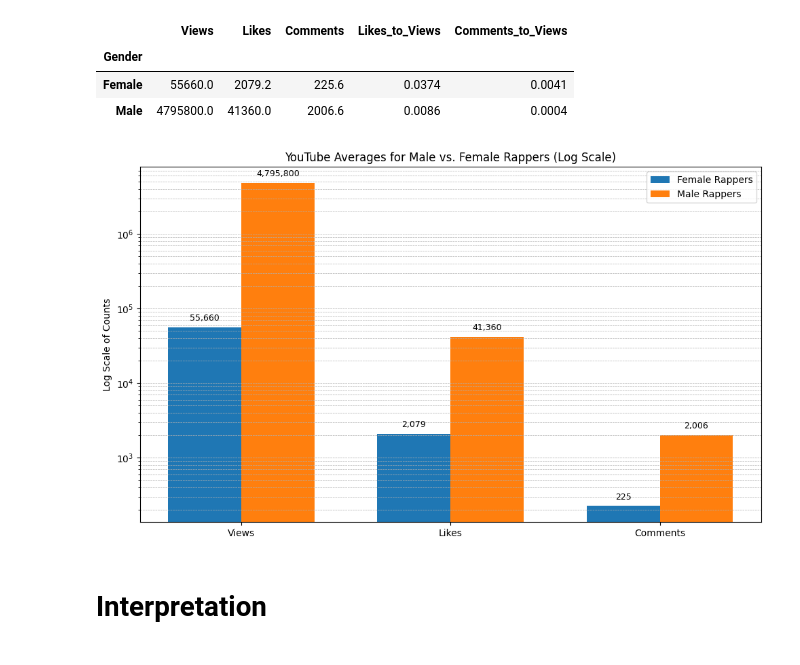
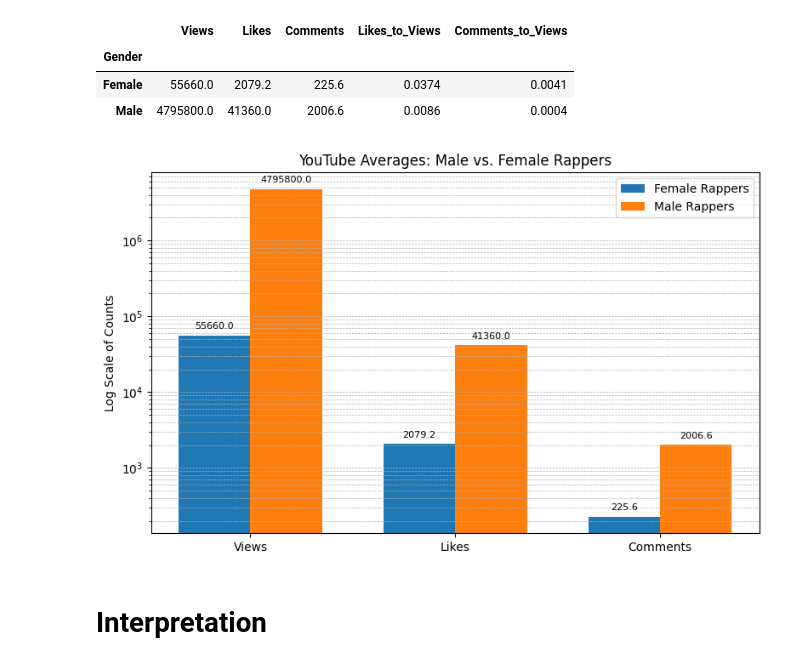
Before and after one commit to AWJP/AWJP-data, a Jupyter notebook: scripts/senegal_rappers_gender_analysis.ipynb, the cells around one changed output. Drawn from its saved outputs; the diff is of its cells as text; code cells hidden in the pictures.

Commit message:
Updated Comparative Gender Analysis of Male and Female Senegalese Rappers' YouTube Popularity and Song Lyrics

```diff
--- a/scripts/senegal_rappers_gender_analysis.ipynb
+++ b/scripts/senegal_rappers_gender_analysis.ipynb
@@ -223,41 +223,51 @@ avg_metrics
 | Female | 55660.0 | 2079.2 | 225.6 | 0.0374 | 0.0041 |
 | Male | 4795800.0 | 41360.0 | 2006.6 | 0.0086 | 0.0004 |
 # %%
+import matplotlib.pyplot as plt
+import numpy as np
+from IPython.display import Image, display
+
 # Prepare data
 categories = ['Views', 'Likes', 'Comments']
 female_values = avg_metrics.loc['Female', categories].values
 male_values = avg_metrics.loc['Male', categories].values
 
 x = np.arange(len(categories))  # label locations
 width = 0.35  # width of the bars
 
 # Create figure and axis
-fig, ax = plt.subplots(figsize=(10, 6))
+fig, ax = plt.subplots(figsize=(8, 5))  # smaller figure size = lighter file
 bars1 = ax.bar(x - width/2, female_values, width, label='Female Rappers')
 bars2 = ax.bar(x + width/2, male_values, width, label='Male Rappers')
 
 # Set log scale
 ax.set_yscale('log')
 ax.set_ylabel('Log Scale of Counts')
-ax.set_title('YouTube Averages for Male vs. Female Rappers (Log Scale)')
+ax.set_title('YouTube Averages: Male vs. Female Rappers')
 ax.set_xticks(x)
 ax.set_xticklabels(categories)
 ax.legend()
 ax.grid(axis='y', which='both', linestyle='--', linewidth=0.5)
 
-# Annotate bars
+# Simplified annotations — fewer digits, smaller font
 for bar in bars1 + bars2:
     height = bar.get_height()
-    ax.annotate(f'{int(height):,}',
+    ax.annotate(f'{height:.1f}',
                 xy=(bar.get_x() + bar.get_width() / 2, height),
-                xytext=(0, 5),
+                xytext=(0, 4),
                 textcoords="offset points",
-                ha='center', va='bottom', fontsize=9, color='black')
+                ha='center', va='bottom',
+                fontsize=8)
 
 plt.tight_layout()
-plt.show()
+
+# Save to lightweight image and display
+fig_path = "log_scale_gender_comparison.png"
+plt.savefig(fig_path, dpi=100, bbox_inches='tight')  # lower DPI = lighter file
+plt.close()
+display(Image(filename=fig_path))
 # %% [output]
-[figure, old version]
+[figure, new version]
 # %% [markdown]
 # Interpretation
 # %% [markdown]
```
Also changed, not shown: parts of 1 cell of this notebook.
